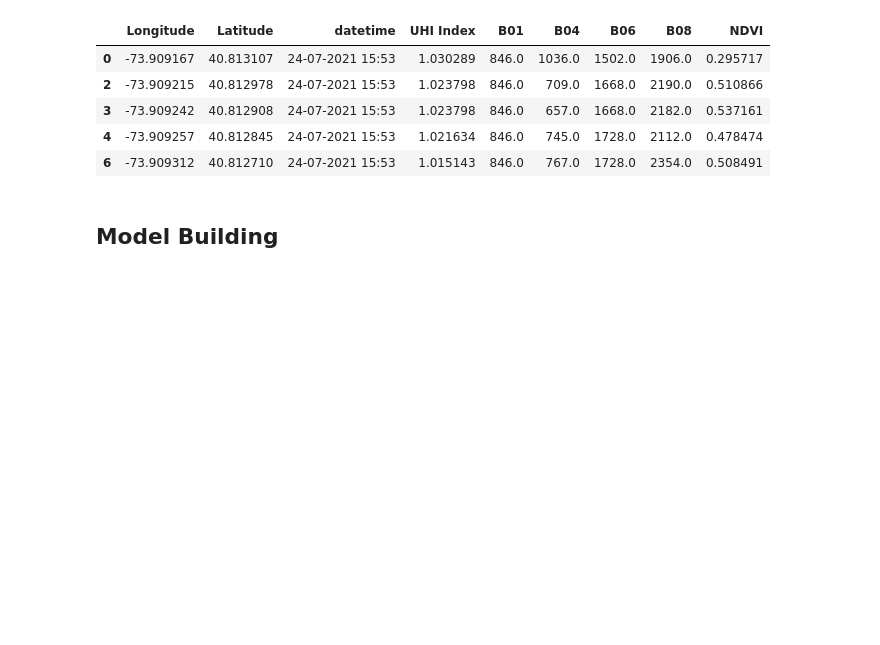
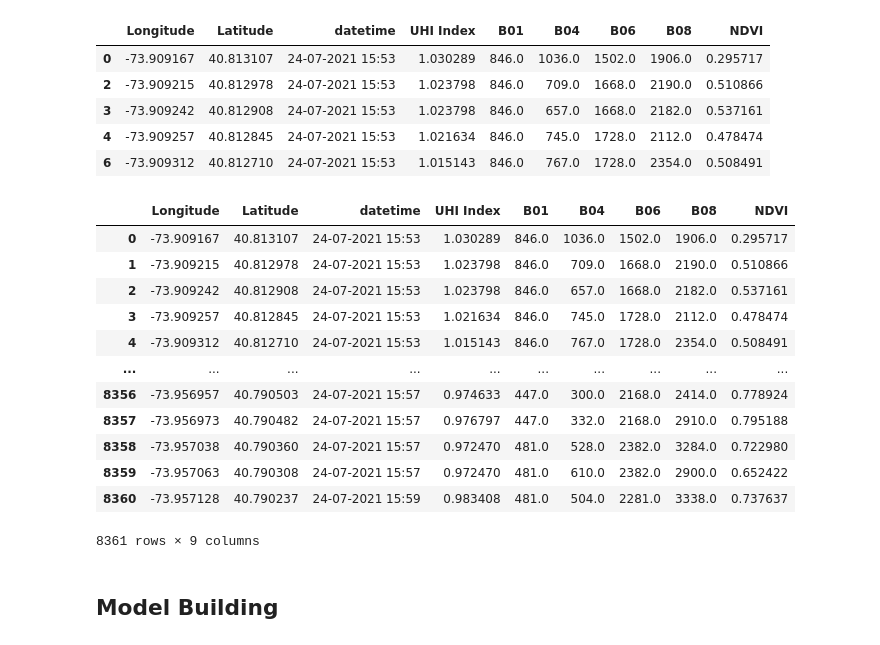
Before and after one commit to jeremy-jmc/ey2025-challenge, a Jupyter notebook: baseline/UHI Experiment Sample Benchmark Notebook V5.ipynb, the cells around one changed output. Drawn from its saved outputs; the diff is of its cells as text; code cells hidden in the pictures; blank space fills up the shorter version.

```diff
--- a/baseline/UHI Experiment Sample Benchmark Notebook V5.ipynb
+++ b/baseline/UHI Experiment Sample Benchmark Notebook V5.ipynb
@@ -189,14 +223,21 @@ Instead of a single point data extraction, participants might explore the approa
 # %%
 # Extracts satellite band values from a GeoTIFF based on coordinates from a csv file and returns them in a DataFrame.
 
-def map_satellite_data(tiff_path, csv_path):
+def map_satellite_data(tiff_path, csv_path_or_df):
 
     # Load the GeoTIFF data
     data = rxr.open_rasterio(tiff_path)
+    print(type(data))
     tiff_crs = data.rio.crs
 
     # Read the Excel file using pandas
-    df = pd.read_csv(csv_path)
+    if isinstance(csv_path_or_df, str):
+        df = pd.read_csv(csv_path_or_df)
+    elif isinstance(csv_path_or_df, pd.DataFrame):
+        df = csv_path_or_df.copy()
+    else:
+        raise ValueError("csv_path_or_df must be a file path or a DataFrame")
+
     latitudes = df['Latitude'].values
     longitudes = df['Longitude'].values
 
@@ -213,7 +254,7 @@ def map_satellite_data(tiff_path, csv_path):
     B06_values = []
     B08_values = []
 
-# Iterate over the latitudes and longitudes, and extract the corresponding band values
+    # Iterate over the latitudes and longitudes, and extract the corresponding band values
     for lat, lon in tqdm(zip(latitudes, longitudes), total=len(latitudes), desc="Mapping values"):
     # Assuming the correct dimensions are 'y' and 'x' (replace these with actual names from data.coords)
 
@@ -229,6 +270,8 @@ def map_satellite_data(tiff_path, csv_path):
         B08_value = data.sel(x=lon, y=lat, band=4, method="nearest").values
         B08_values.append(B08_value)
 
+        # print(f"{B01_value=}, {B04_value=}, {B06_value=}, {B08_value=}")
+
     # Create a DataFrame with the band values
     # Create a DataFrame to store the band values
     df = pd.DataFrame()
@@ -238,3 +281,5 @@ def map_satellite_data(tiff_path, csv_path):
     df['B08'] = B08_values
 
     return df
+
+try_data = map_satellite_data("S2_sample.tiff", ground_df.head(5).copy())
@@ -307,3 +361,19 @@ uhi_data=uhi_data.reset_index(drop=True)
+# %%
+uhi_data
+# %% [output]
+|  | Longitude | Latitude | datetime | UHI Index | B01 | B04 | B06 | B08 | NDVI |
+| 0 | -73.909167 | 40.813107 | 24-07-2021 15:53 | 1.030289 | 846.0 | 1036.0 | 1502.0 | 1906.0 | 0.295717 |
+| 1 | -73.909215 | 40.812978 | 24-07-2021 15:53 | 1.023798 | 846.0 | 709.0 | 1668.0 | 2190.0 | 0.510866 |
+| 2 | -73.909242 | 40.812908 | 24-07-2021 15:53 | 1.023798 | 846.0 | 657.0 | 1668.0 | 2182.0 | 0.537161 |
+| 3 | -73.909257 | 40.812845 | 24-07-2021 15:53 | 1.021634 | 846.0 | 745.0 | 1728.0 | 2112.0 | 0.478474 |
+| 4 | -73.909312 | 40.812710 | 24-07-2021 15:53 | 1.015143 | 846.0 | 767.0 | 1728.0 | 2354.0 | 0.508491 |
+| ... | ... | ... | ... | ... | ... | ... | ... | ... | ... |
+| 8356 | -73.956957 | 40.790503 | 24-07-2021 15:57 | 0.974633 | 447.0 | 300.0 | 2168.0 | 2414.0 | 0.778924 |
+| 8357 | -73.956973 | 40.790482 | 24-07-2021 15:57 | 0.976797 | 447.0 | 332.0 | 2168.0 | 2910.0 | 0.795188 |
+| 8358 | -73.957038 | 40.790360 | 24-07-2021 15:57 | 0.972470 | 481.0 | 528.0 | 2382.0 | 3284.0 | 0.722980 |
+| 8359 | -73.957063 | 40.790308 | 24-07-2021 15:57 | 0.972470 | 481.0 | 610.0 | 2382.0 | 2900.0 | 0.652422 |
+| 8360 | -73.957128 | 40.790237 | 24-07-2021 15:59 | 0.983408 | 481.0 | 504.0 | 2281.0 | 3338.0 | 0.737637 |
+8361 rows × 9 columns
 # %% [markdown]
 ## Model Building
 # %% [markdown]
```
Also changed, not shown: parts of 15 cells of this notebook, 1 other file.
